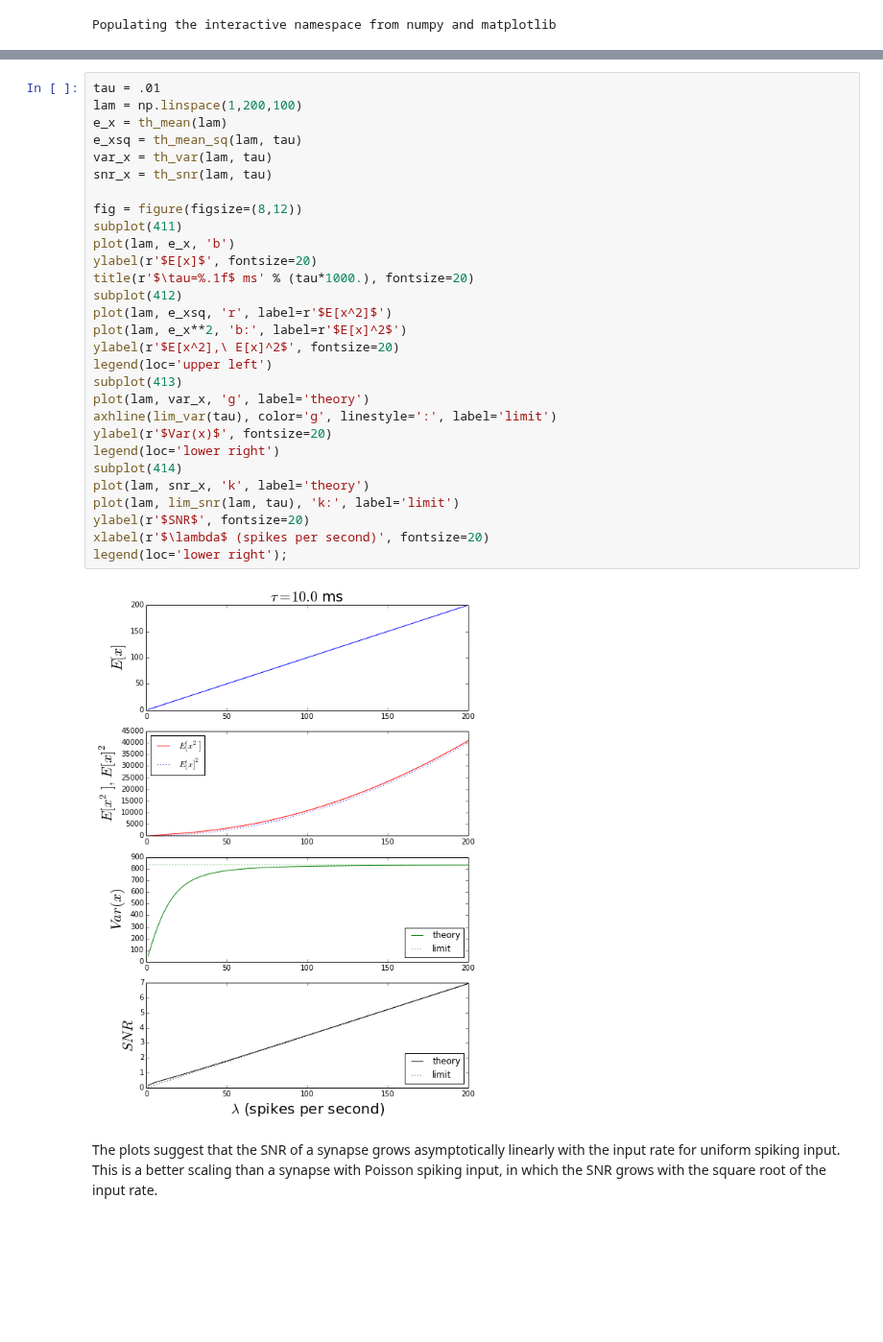
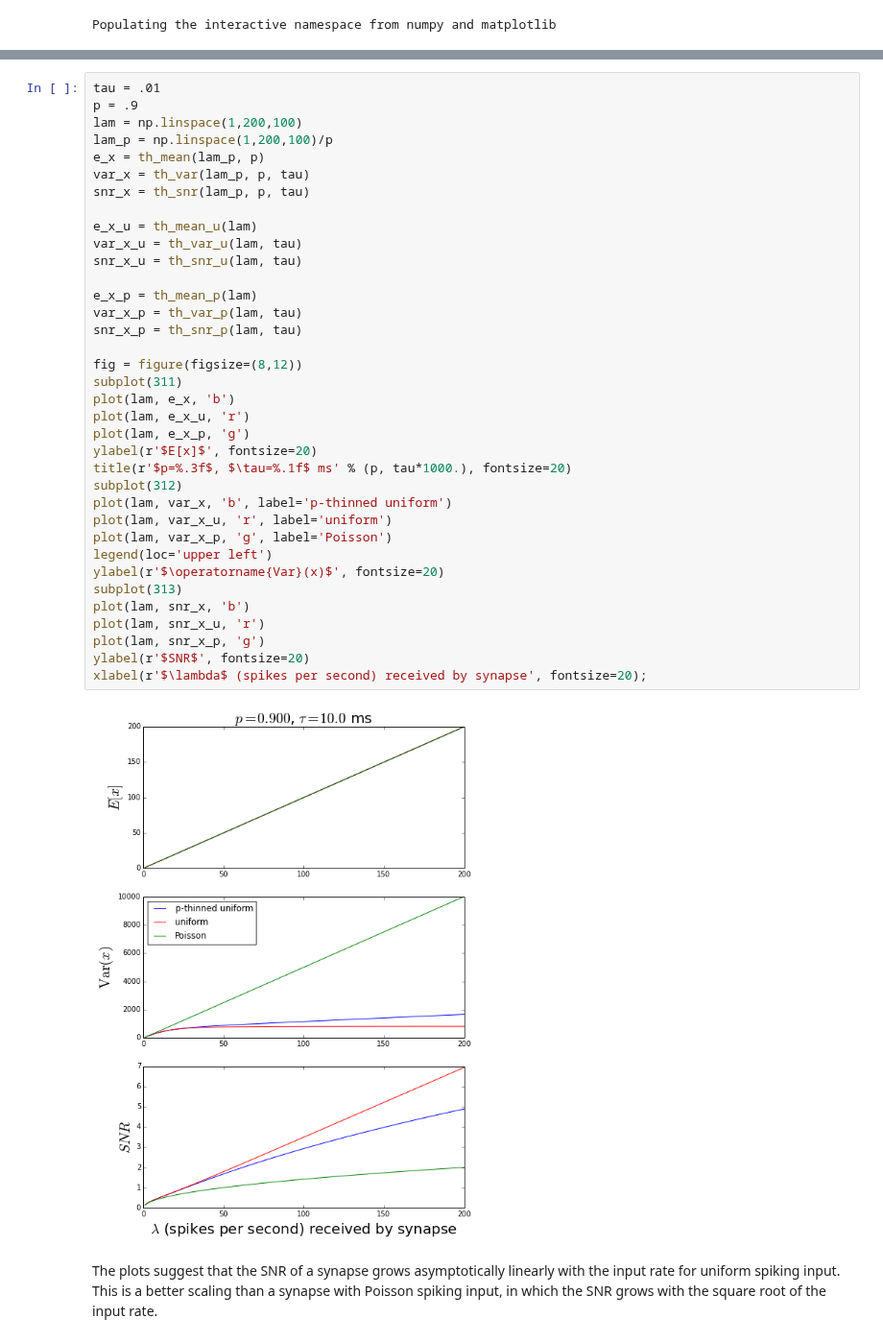
Before and after one commit to samfok/notebooks, a Jupyter notebook: synapse/synapse_SNR_uniform_pthinned.ipynb, the cells around one changed output, grey strips where cells are left out. Shown at 96% size. Saved outputs shown, nothing was run; the diff lists cells and outputs as text; blank space fills up the shorter version.

```diff
--- a/synapse/synapse_SNR_uniform_pthinned.ipynb
+++ b/synapse/synapse_SNR_uniform_pthinned.ipynb
@@ -172,34 +199,41 @@ def get_snr(mu, var):
 # %%
 tau = .01
+p = .9
 lam = np.linspace(1,200,100)
-e_x = th_mean(lam)
-e_xsq = th_mean_sq(lam, tau)
-var_x = th_var(lam, tau)
-snr_x = th_snr(lam, tau)
+lam_p = np.linspace(1,200,100)/p
+e_x = th_mean(lam_p, p)
+var_x = th_var(lam_p, p, tau)
+snr_x = th_snr(lam_p, p, tau)
+
+e_x_u = th_mean_u(lam)
+var_x_u = th_var_u(lam, tau)
+snr_x_u = th_snr_u(lam, tau)
+
+e_x_p = th_mean_p(lam)
+var_x_p = th_var_p(lam, tau)
+snr_x_p = th_snr_p(lam, tau)
 
 fig = figure(figsize=(8,12))
-subplot(411)
+subplot(311)
 plot(lam, e_x, 'b')
+plot(lam, e_x_u, 'r')
+plot(lam, e_x_p, 'g')
 ylabel(r'$E[x]$', fontsize=20)
-title(r'$\tau=%.1f$ ms' % (tau*1000.), fontsize=20)
-subplot(412)
-plot(lam, e_xsq, 'r', label=r'$E[x^2]$')
-plot(lam, e_x**2, 'b:', label=r'$E[x]^2$')
-ylabel(r'$E[x^2],\ E[x]^2$', fontsize=20)
+title(r'$p=%.3f$, $\tau=%.1f$ ms' % (p, tau*1000.), fontsize=20)
+subplot(312)
+plot(lam, var_x, 'b', label='p-thinned uniform')
+plot(lam, var_x_u, 'r', label='uniform')
+plot(lam, var_x_p, 'g', label='Poisson')
 legend(loc='upper left')
-subplot(413)
-plot(lam, var_x, 'g', label='theory')
-axhline(lim_var(tau), color='g', linestyle=':', label='limit')
-ylabel(r'$Var(x)$', fontsize=20)
-legend(loc='lower right')
-subplot(414)
-plot(lam, snr_x, 'k', label='theory')
-plot(lam, lim_snr(lam, tau), 'k:', label='limit')
+ylabel(r'$\operatorname{Var}(x)$', fontsize=20)
+subplot(313)
+plot(lam, snr_x, 'b')
+plot(lam, snr_x_u, 'r')
+plot(lam, snr_x_p, 'g')
 ylabel(r'$SNR$', fontsize=20)
-xlabel(r'$\lambda$ (spikes per second)', fontsize=20)
-legend(loc='lower right');
+xlabel(r'$\lambda$ (spikes per second) received by synapse', fontsize=20);
 # %% [output]
-[figure, old version]
+[figure, new version]
 # %% [markdown]
 The plots suggest that the SNR of a synapse grows asymptotically linearly with the input rate for uniform spiking input. This is a better scaling than a synapse with Poisson spiking input, in which the SNR grows with the square root of the input rate.
 # %% [markdown]
```
Also changed, not shown: parts of 4 cells of this notebook, 2 other files.
